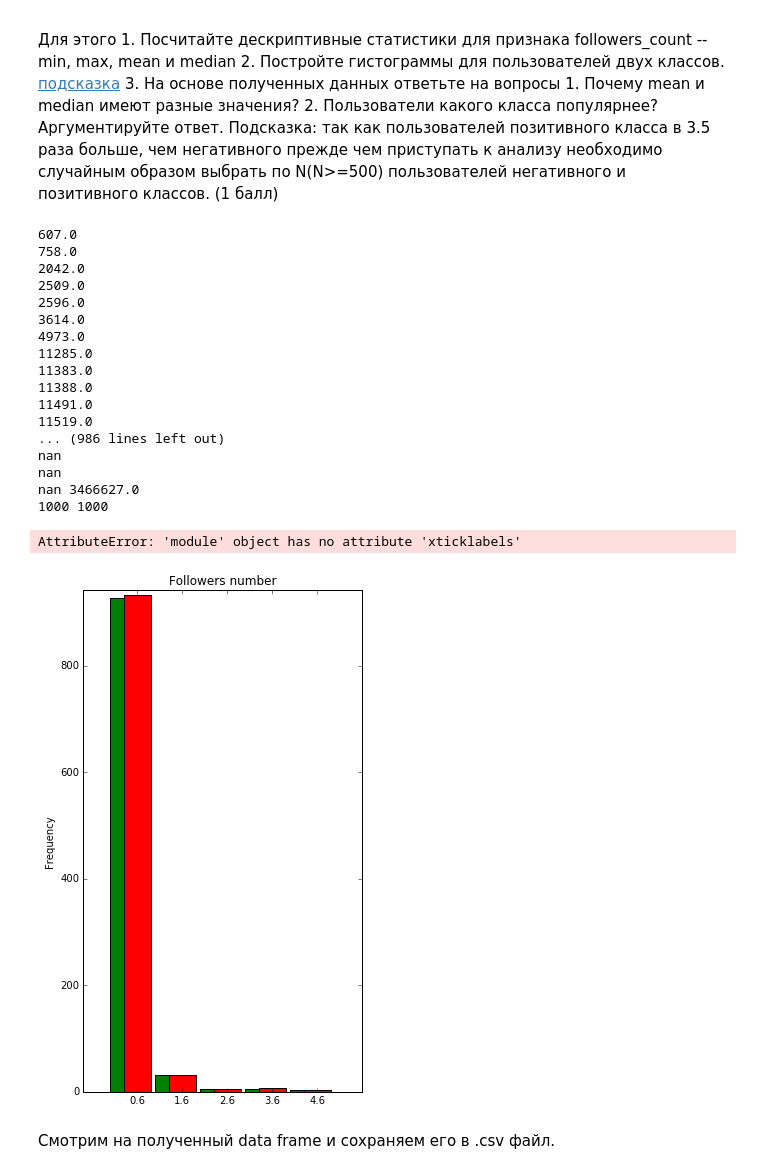
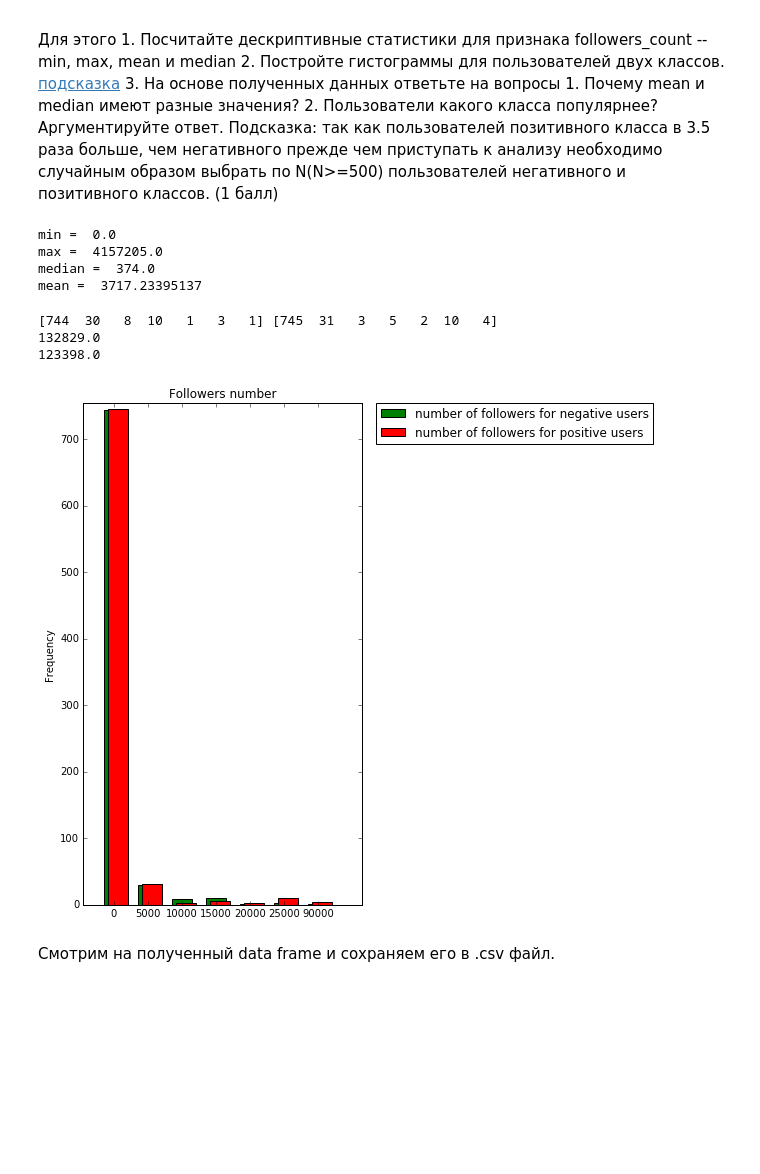
Before and after one commit to lkosh/DataMining, a Jupyter notebook: l1/homework-1-st.ipynb, the cells around one changed output. Saved outputs shown, nothing was run; the diff lists cells and outputs as text; code cells hidden in the pictures; blank space fills up the shorter version.

```diff
--- a/l1/homework-1-st.ipynb
+++ b/l1/homework-1-st.ipynb
@@ -470,9 +465,14 @@ print c, b
 # %%
-print min(df_full['followers_count'])
-print max(df_full['followers_count'])
+print "min = ", min(df_full['followers_count'])
+print "max = ",max(df_full['followers_count'])
 a = list()
 for i in range(len(df_full)):
     if df_full['followers_count'][i] >= 0:
         a.append(df_full['followers_count'][i])
-print np.median(a)
-print np.mean(a)
+print "median = ",np.median(a)
+print "mean = ", np.mean(a)
+# %% [output]
+min =  0.0
+max =  4157205.0
+median =  374.0
+mean =  3717.23395137
@@ -479,69 +485,60 @@ print np.mean(a)
 # %%
 import random
 pos , neg = [], []
-N = 1000
+N = 800
 pos_sum = 0
 neg_sum = 0
 for n in range(len(df_full)):
     a = random.randrange(0,len(df_full),1)
    # print df_full['followers_count'][a]
     if df_full['cls'][a] == 0:
         if len(neg) < N and df_full['followers_count'][a] >=0:
             neg_sum +=df_full['followers_count'][a]
             neg.append(df_full['followers_count'][a])
     if df_full['cls'][a] == 1:
         if len(pos)< N:
             pos_sum += df_full['followers_count'][a]
-            print pos_sum
+
             pos.append(df_full['followers_count'][a])
     else:
         continue
     if len(pos) == N and len(neg)==N:
         break
-print pos_sum, neg_sum
-print len(pos), len(neg)
-counts1, bins1 = np.histogram(pos, bins=[0,5000,10000,15000,20000,25000], range = (0, 25000))
-counts2, bins2 = np.histogram(neg, bins =[0,5000,10000,15000,20000,25000], range = (0, 25000) )
+
+counts1, bins1 = np.histogram(pos, bins=[0,5000,10000,15000,20000,25000,90000, 600000], range = (0, 1500000))
+counts2, bins2 = np.histogram(neg, bins =[0,5000,10000,15000,20000,25000, 90000, 600000], range = (0, 1500000) )
 # Plot the distribution
 width = 0.6;
 
-
-ind = np.arange(5)
+print counts1, counts2
+print max(pos)
+print max(neg)
+ind = np.arange(7)
 pl.figure(figsize=(5,9))
-pl.bar(ind, counts1, width, alpha=1, color = 'green')
-pl.bar(ind + width/2, counts2, width , alpha = 1, color  = 'red')
+pl.bar(ind, counts1, width, alpha=1, color = 'green', label = 'number of followers for negative users')
+legend(bbox_to_anchor=(0., 1.02, 1., .102), loc=2,
+       ncol=2, mode="expand", borderaxespad=0.)
+pl.bar(ind + width/5, counts2, width , alpha = 1, color  = 'red', label = 'number of followers for positive users')
 #pl.xticks(bins[:-1] + 0.3, ["0", "5000", "10000", "15000"])
 #pl.xlim(bins[0] - 0.5, bins[-1])
+legend(bbox_to_anchor=(1.05, 1), loc=2, borderaxespad=0.)
+
 pl.xlim(-width,len(ind)+width)
 pl.ylim(0,max(max(counts1), max(counts2))+ 10)
 pl.ylabel('Frequency')
 pl.title('Followers number')
 xTickMarks = [i*5000 for i in range(0,5)]
-pl.xticks(ind+width)
-xtickNames = pl.xticklabels(xTickMarks)
+#pl.xticks(ind + width)
+pl.xticks(ind + width/2, ["0", "5000", "10000", "15000", "20000", "25000", "90000"," 600000"])
+#xtickNames = pl.xticklabels(xTickMarks)
 #plt.setp(xtickNames, rotation=45, fontsize=10)
 
 pl.show()
 # %% [output]
-607.0
-758.0
-2042.0
-2509.0
-2596.0
-3614.0
-4973.0
-11285.0
-11383.0
-11388.0
-11491.0
-11519.0
-... (986 lines left out)
-nan
-nan
-nan 3466627.0
-1000 1000
+[744  30   8  10   1   3   1] [745  31   3   5   2  10   4]
+132829.0
+123398.0
-AttributeError: 'module' object has no attribute 'xticklabels'
-[figure, old version]
+[figure, new version]
 # %% [markdown]
 
 
```
Also changed, not shown: parts of 4 cells of this notebook, 4 other files.
